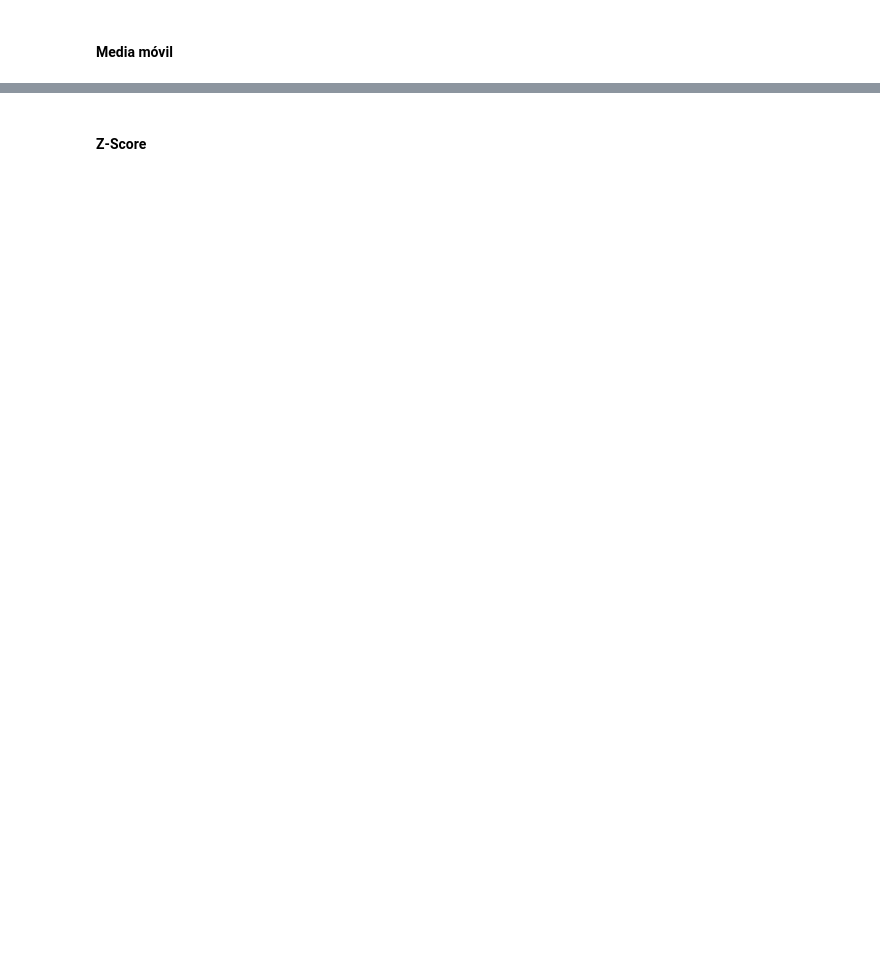
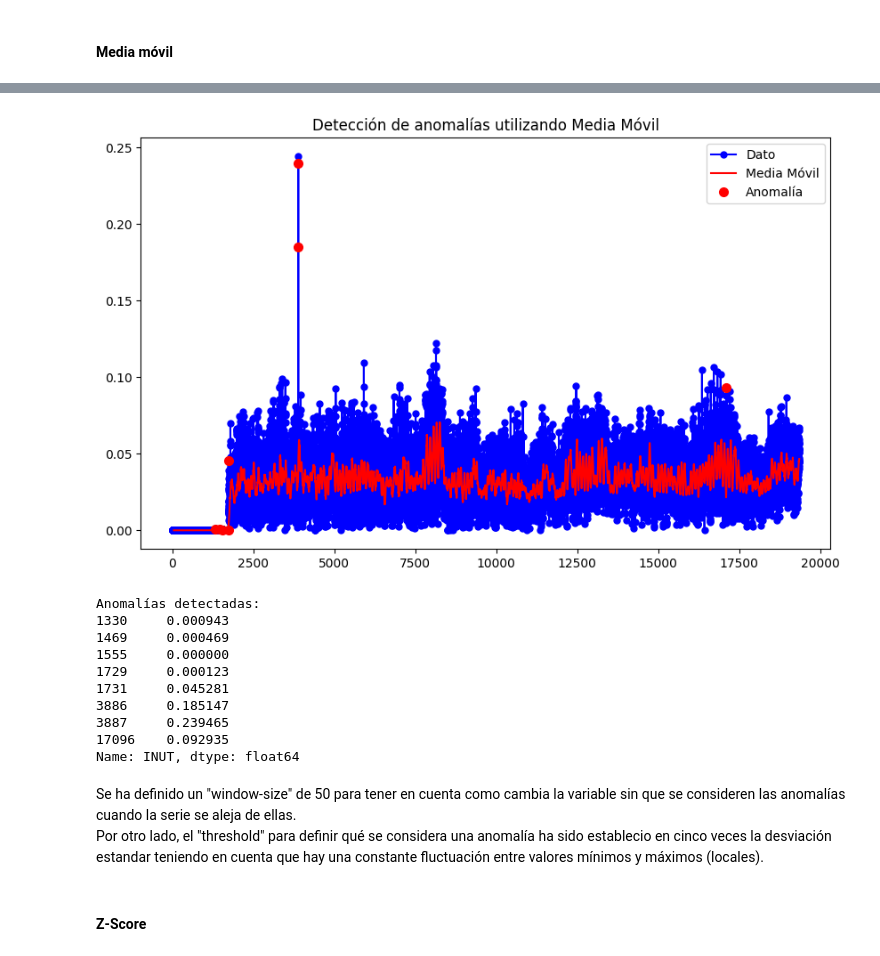
Before and after one commit to davidreigns01/actividad3AANS, a Jupyter notebook: muinar07_act3_Notebook.ipynb, the cells around one changed output, grey strips where cells are left out. Cells and saved outputs as stored; diff of their text form; code cells hidden in the pictures; blank space fills up the shorter version.

```diff
--- a/muinar07_act3_Notebook.ipynb
+++ b/muinar07_act3_Notebook.ipynb
@@ -99,7 +141,47 @@ df = pd.read_csv('CurrentVoltage.csv', sep=',')
 # %%
 # Define un umbral para detectar anomalías
+# Definir la ventana para la media móvil
+window_size = 50
+# Calcular la media móvil
+rolling_mean = np.convolve(data, np.ones(window_size)/window_size, mode='valid')
+
+# Calcular la desviación estándar de la ventana móvil
+rolling_std = np.array([np.std(data[i:i+window_size]) for i in range(len(data) - window_size + 1)])
+# Definir el umbral para considerar un punto como anomalía (por ejemplo, 2 desviaciones estándar)
+threshold = 5
+# Identificar anomalías
+anomalies = []
+for i in range(len(rolling_mean)):
+    if np.abs(data[i + window_size - 1] - rolling_mean[i]) > threshold * rolling_std[i]:
+     anomalies.append(i + window_size - 1)
 # %%
 # Visualiza los resultados
+# Mostrar los datos, la media móvil y las anomalías
+plt.figure(figsize=(10, 6))
+plt.plot(data, 'bo-', markersize=5, label='Dato')
+plt.plot(range(window_size - 1, len(data)), rolling_mean, 'r-',
+label='Media Móvil')
+plt.plot(anomalies, data[anomalies], 'ro', markersize=7, label='Anomalía')
+plt.title('Detección de anomalías utilizando Media Móvil')
+plt.legend()
+plt.show()
+# Imprimir las anomalías detectadas
+print(f'Anomalías detectadas:\n{data[anomalies]}')
+# %% [output]
+[figure, added]
+Anomalías detectadas:
+1330     0.000943
+1469     0.000469
+1555     0.000000
+1729     0.000123
+1731     0.045281
+3886     0.185147
+3887     0.239465
+17096    0.092935
+Name: INUT, dtype: float64
+# %% [markdown]
+Se ha definido un "window-size" de 50 para tener en cuenta como cambia la variable sin que se consideren las anomalías cuando la serie se aleja de ellas.
+Por otro lado, el "threshold" para definir qué se considera una anomalía ha sido establecio en cinco veces la desviación estandar teniendo en cuenta que hay una constante fluctuación entre valores mínimos y máximos (locales).
 # %% [markdown]
 #### Z-Score
 # %%
```
Also changed, not shown: parts of 16 cells of this notebook.
